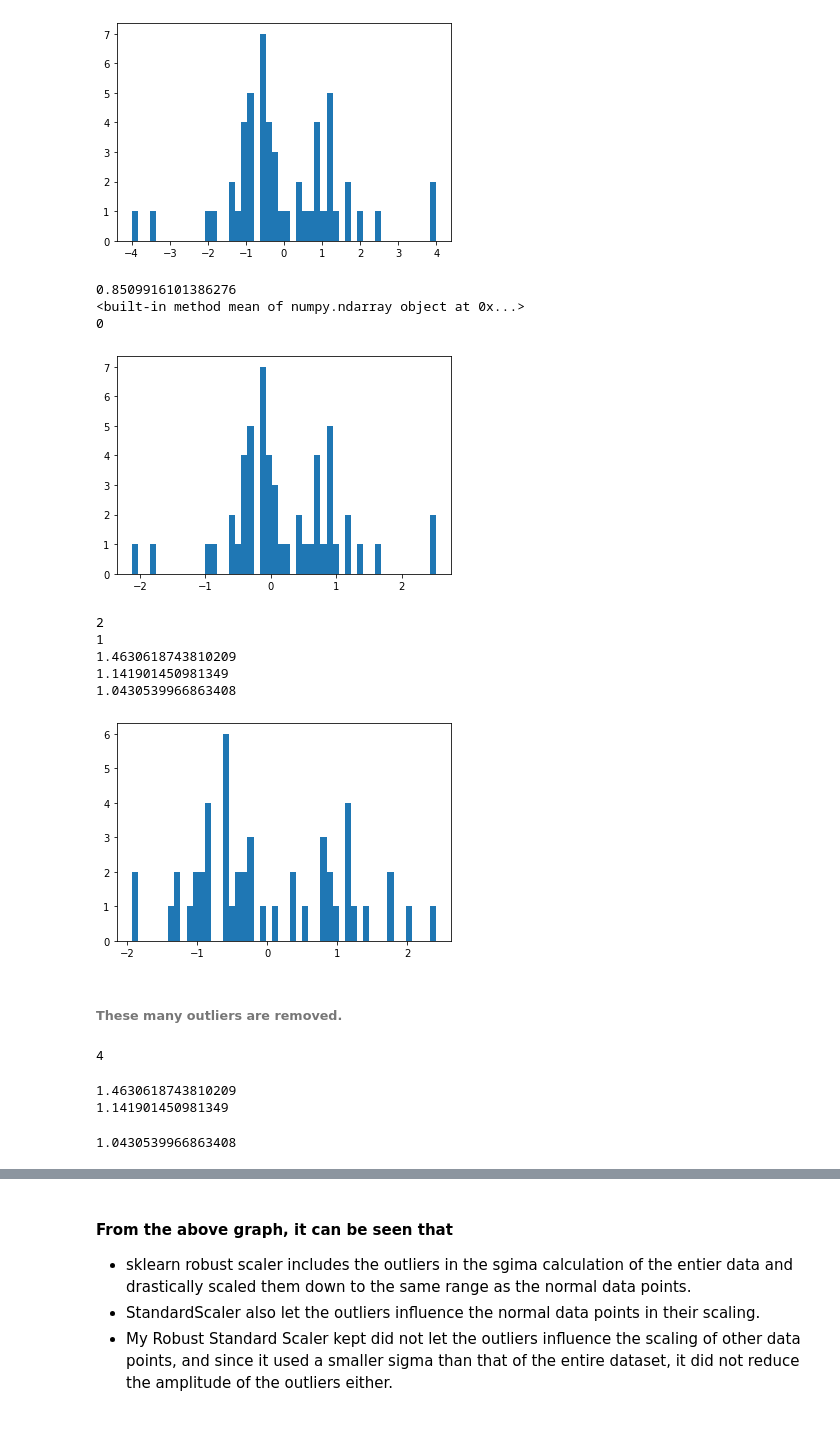
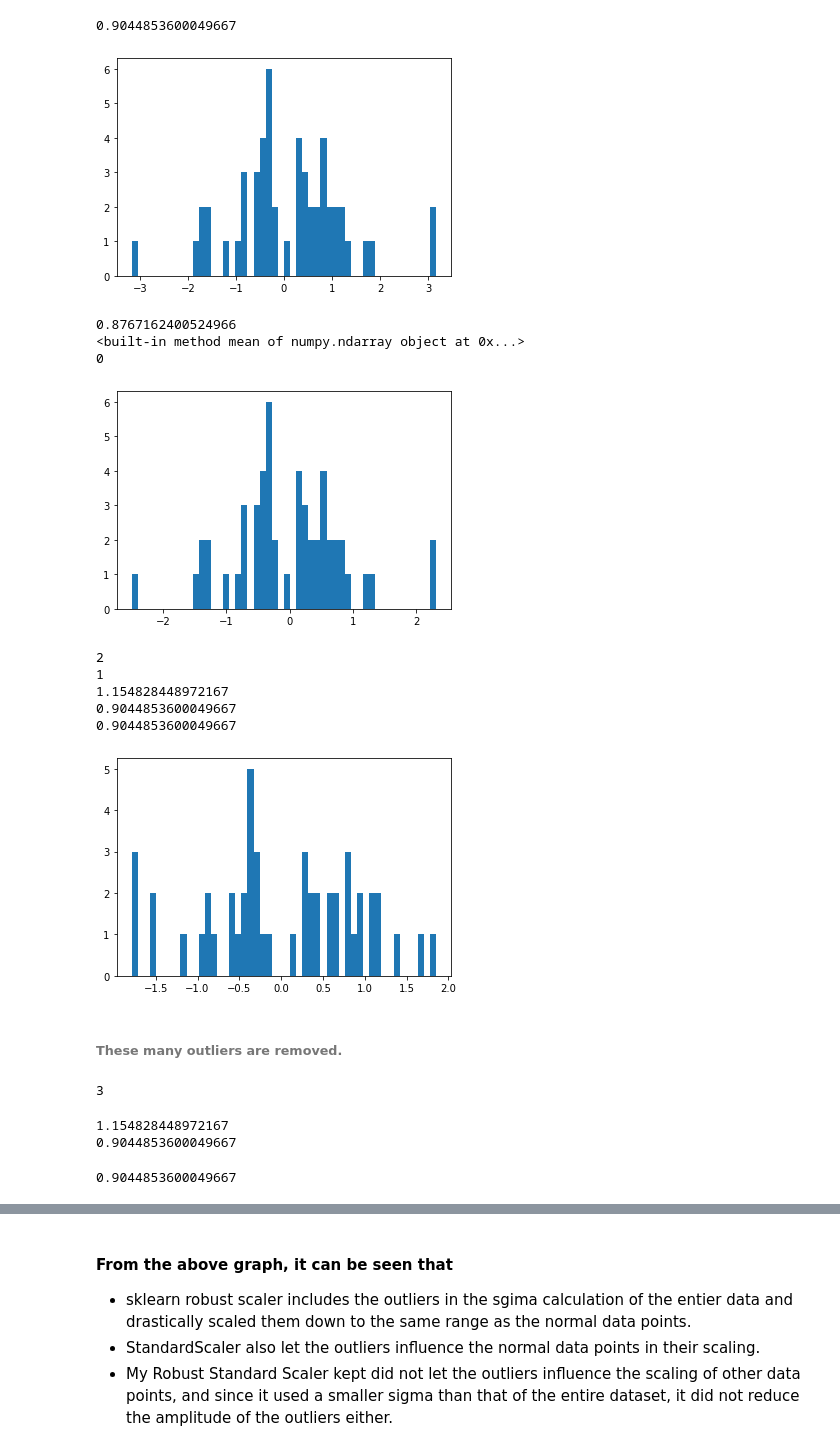
Before and after one commit to fishruti/Normal_distribution, a Jupyter notebook: My_Robust_Std_Scaler.ipynb, the cells around one changed output, grey strips where cells are left out. Saved outputs shown, nothing was run; the diff lists cells and outputs as text; code cells hidden in the pictures.

Commit message:
case of uniform distribution added

```diff
--- a/My_Robust_Std_Scaler.ipynb
+++ b/My_Robust_Std_Scaler.ipynb
@@ -16,13 +25,19 @@ plt.show()
+# %%
+x.std()
+# %% [output]
+0.9044853600049667
 # %%
 # Add 3 outliers to the sample that are about 3.5 sigma away from the mean. Remember: the number outliers must not be too high
 # otherwise, they would be considered a part of the normal distribution whose sigma is higher than what we started with.
-x=np.append(x, np.array([3.5*x.std(),3.5*x.std(),-3.5*x.std()]))
+# While working with distributions other than Gaussian, the method of adding outliers would differ. Take care of that.
+
+x=np.append(x, np.array([mu+3.5*x.std(), mu+3.5*x.std(),mu -3.5*x.std()]))
 x_orig = x
 
 plt.hist(x, bins= N)
 plt.show()
 # %% [output]
-[figure, old version]
+[figure, new version]
 # %%
 # Generate the scaled data from sklearn Robust Scaler for comparison later
 scaler = RobustScaler()
@@ -33,10 +48,10 @@ print(x_r_scaled.mean)
 print(len(x_orig) - len(x_r_scaled))
 plt.show()
 # %% [output]
-0.8509916101386276
+0.8767162400524966
 <built-in method mean of numpy.ndarray object at 0x...>
 0
-[figure, old version]
+[figure, new version]
 # %%
 def outlier_removal(x):
     '''
@@ -77,16 +92,16 @@ plt.show()
 # %% [output]
 2
 1
-1.4630618743810209
-1.141901450981349
-1.0430539966863408
+1.154828448972167
+0.9044853600049667
+0.9044853600049667
-[figure, old version]
+[figure, new version]
 # %% [markdown]
 ###### These many outliers are removed.
 # %%
 len(x_orig) - len(x)
 # %% [output]
-4
+3
 # %%
 def my_robust_scaling(b : np.array, mu: float, sigma: float):
     '''
@@ -101,13 +116,13 @@ print(x_orig.std())
 # checking the std of the data points sampled from N(0,1). Its std should be close to 1.
 print(x_1.std())
 # %% [output]
-1.4630618743810209
-1.141901450981349
+1.154828448972167
+0.9044853600049667
 # %%
 # Checkign the std of the sample without the outliers removed using the outlier_removal() function.
 x.std()
 # %% [output]
-1.0430539966863408
+0.9044853600049667
 # %%
 # Scale the entire data (including the outliers) using the mean and sigma calculated on the data after removing outliers.
 x_orig_robust_scaled = my_robust_scaling(x_orig, x.mean(), x.std())
```
Also changed, not shown: parts of 5 cells of this notebook.
